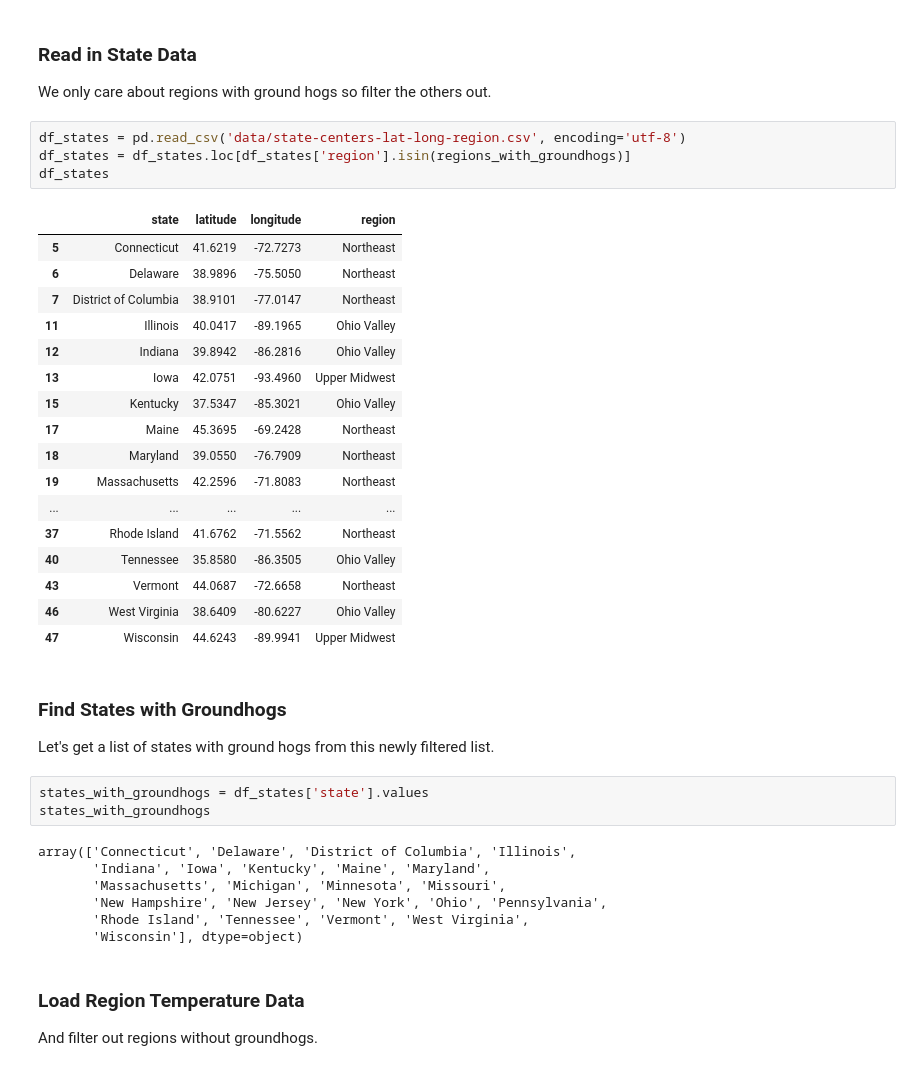
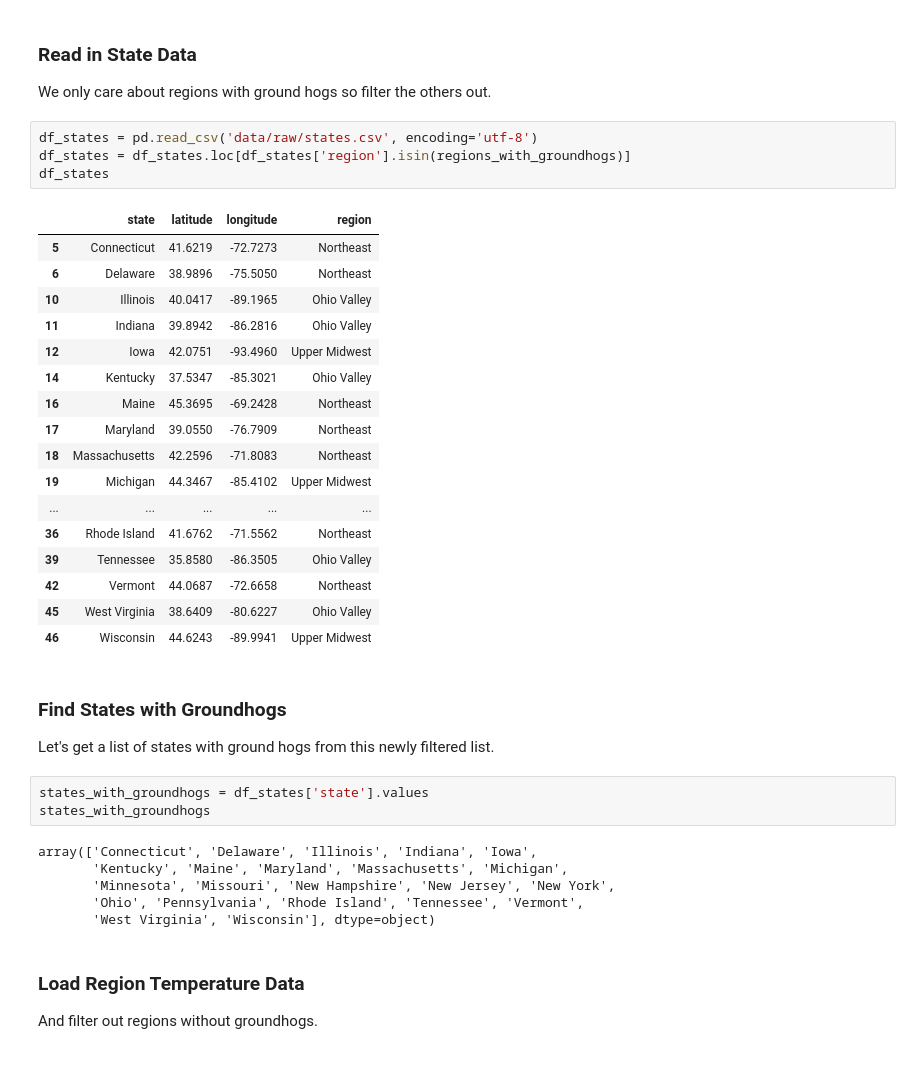
Before and after one commit to guyroyse/woodchuckin, a Jupyter notebook: code/1 - Data Preparation.ipynb, the cells around one changed output. Saved outputs shown, nothing was run; the diff lists cells and outputs as text.

```diff
--- a/code/1 - Data Preparation.ipynb
+++ b/code/1 - Data Preparation.ipynb
@@ -210,27 +227,27 @@ regions_with_groundhogs = ['Upper Midwest', 'Ohio Valley', 'Northeast']
 
 We only care about regions with ground hogs so filter the others out.
 # %%
-df_states = pd.read_csv('data/state-centers-lat-long-region.csv', encoding='utf-8')
+df_states = pd.read_csv('data/raw/states.csv', encoding='utf-8')
 df_states = df_states.loc[df_states['region'].isin(regions_with_groundhogs)]
 df_states
 # %% [output]
 |  | state | latitude | longitude | region |
 | 5 | Connecticut | 41.6219 | -72.7273 | Northeast |
 | 6 | Delaware | 38.9896 | -75.5050 | Northeast |
-| 7 | District of Columbia | 38.9101 | -77.0147 | Northeast |
-| 11 | Illinois | 40.0417 | -89.1965 | Ohio Valley |
-| 12 | Indiana | 39.8942 | -86.2816 | Ohio Valley |
-| 13 | Iowa | 42.0751 | -93.4960 | Upper Midwest |
-| 15 | Kentucky | 37.5347 | -85.3021 | Ohio Valley |
-| 17 | Maine | 45.3695 | -69.2428 | Northeast |
-| 18 | Maryland | 39.0550 | -76.7909 | Northeast |
-| 19 | Massachusetts | 42.2596 | -71.8083 | Northeast |
+| 10 | Illinois | 40.0417 | -89.1965 | Ohio Valley |
+| 11 | Indiana | 39.8942 | -86.2816 | Ohio Valley |
+| 12 | Iowa | 42.0751 | -93.4960 | Upper Midwest |
+| 14 | Kentucky | 37.5347 | -85.3021 | Ohio Valley |
+| 16 | Maine | 45.3695 | -69.2428 | Northeast |
+| 17 | Maryland | 39.0550 | -76.7909 | Northeast |
+| 18 | Massachusetts | 42.2596 | -71.8083 | Northeast |
+| 19 | Michigan | 44.3467 | -85.4102 | Upper Midwest |
 | ... | ... | ... | ... | ... |
-| 37 | Rhode Island | 41.6762 | -71.5562 | Northeast |
-| 40 | Tennessee | 35.8580 | -86.3505 | Ohio Valley |
-| 43 | Vermont | 44.0687 | -72.6658 | Northeast |
-| 46 | West Virginia | 38.6409 | -80.6227 | Ohio Valley |
-| 47 | Wisconsin | 44.6243 | -89.9941 | Upper Midwest |
+| 36 | Rhode Island | 41.6762 | -71.5562 | Northeast |
+| 39 | Tennessee | 35.8580 | -86.3505 | Ohio Valley |
+| 42 | Vermont | 44.0687 | -72.6658 | Northeast |
+| 45 | West Virginia | 38.6409 | -80.6227 | Ohio Valley |
+| 46 | Wisconsin | 44.6243 | -89.9941 | Upper Midwest |
 # %% [markdown]
 ### Find States with Groundhogs
 
@@ -239,12 +256,11 @@ Let's get a list of states with ground hogs from this newly filtered list.
 states_with_groundhogs = df_states['state'].values
 states_with_groundhogs
 # %% [output]
-array(['Connecticut', 'Delaware', 'District of Columbia', 'Illinois',
-       'Indiana', 'Iowa', 'Kentucky', 'Maine', 'Maryland',
-       'Massachusetts', 'Michigan', 'Minnesota', 'Missouri',
-       'New Hampshire', 'New Jersey', 'New York', 'Ohio', 'Pennsylvania',
-       'Rhode Island', 'Tennessee', 'Vermont', 'West Virginia',
-       'Wisconsin'], dtype=object)
+array(['Connecticut', 'Delaware', 'Illinois', 'Indiana', 'Iowa',
+       'Kentucky', 'Maine', 'Maryland', 'Massachusetts', 'Michigan',
+       'Minnesota', 'Missouri', 'New Hampshire', 'New Jersey', 'New York',
+       'Ohio', 'Pennsylvania', 'Rhode Island', 'Tennessee', 'Vermont',
+       'West Virginia', 'Wisconsin'], dtype=object)
 # %% [markdown]
 ### Load Region Temperature Data
 
```
Also changed, not shown: parts of 15 cells of this notebook, 2 other files.
